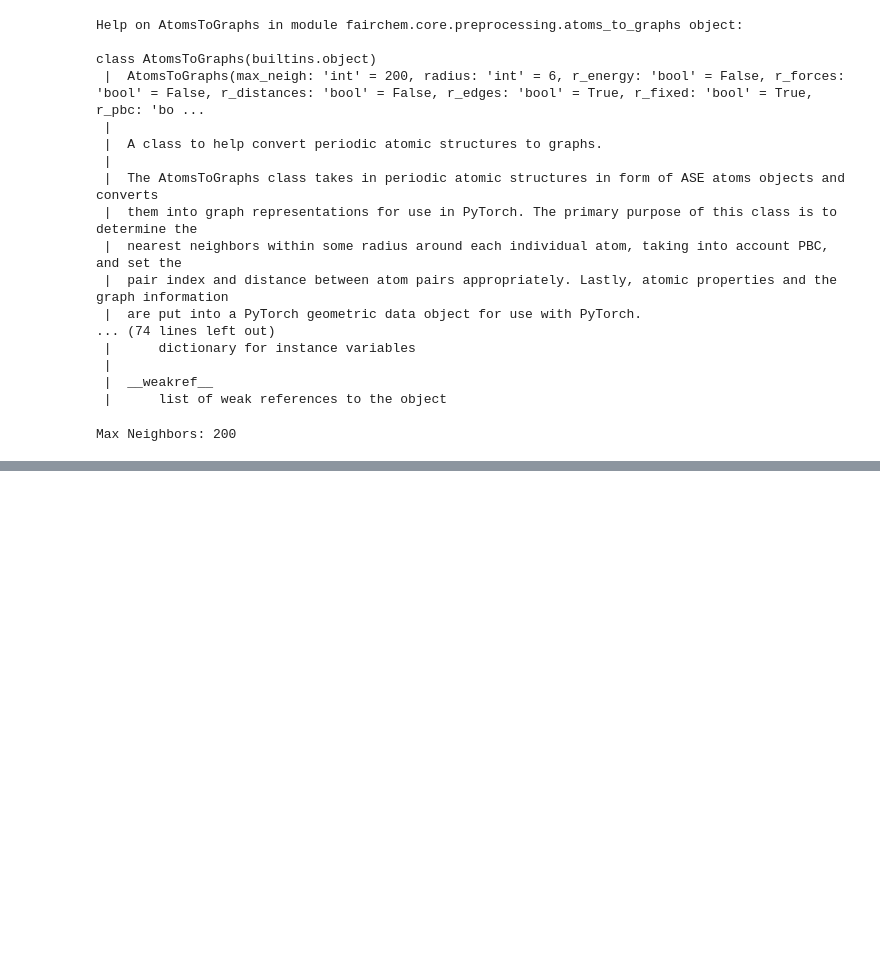
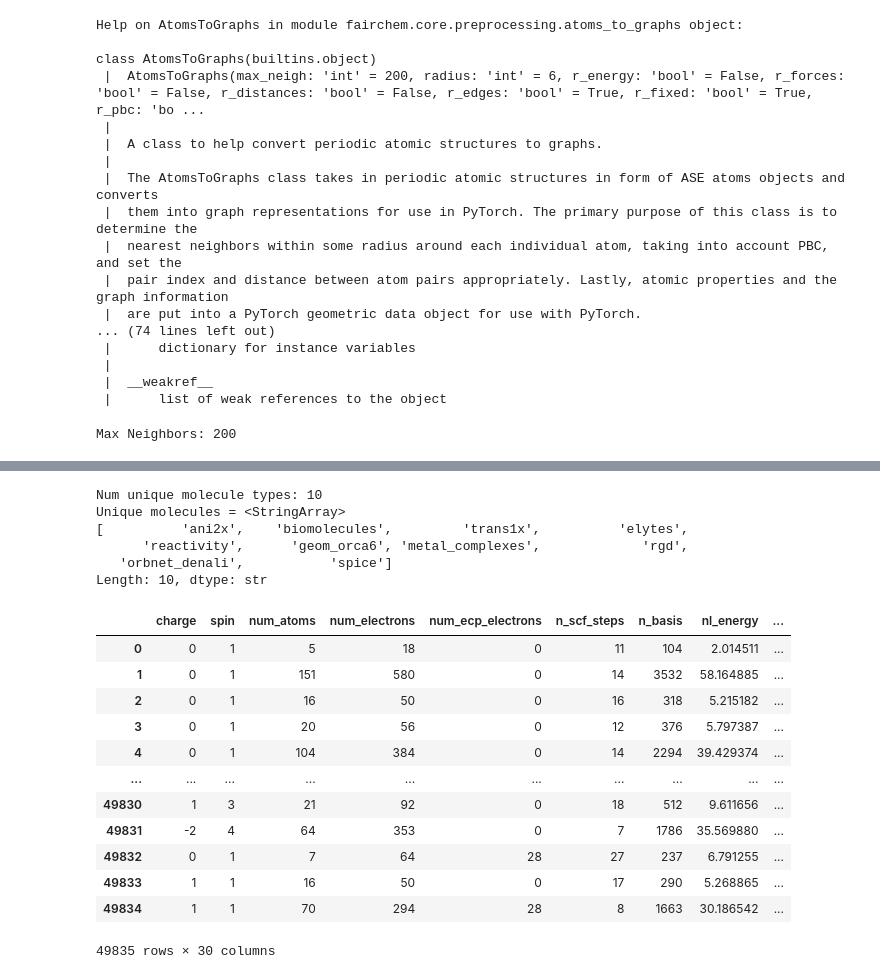
Before and after one commit to yasheshak/Chem-277B-Final-Project, a Jupyter notebook: EDA.ipynb, the cells around one changed output, grey strips where cells are left out. Saved outputs shown, nothing was run; the diff lists cells and outputs as text; code cells hidden in the pictures; blank space fills up the shorter version.

```diff
--- a/EDA.ipynb
+++ b/EDA.ipynb
@@ -16,8 +17,7 @@ W0402 16:14:32.574000 62338 site-packages/torch/distributed/elastic/multiprocess
 The goal of this section is to load the OPoly26 dataset and explore the data available within, including size, features, etc.
 # %%
 # given the local dataset path, loads the first .aselmdb file
-
-dataset_path = "../data/train/data0001.aselmdb"
+dataset_path = "../data/data0001.aselmdb"
 dataset = AseDBDataset({"src": dataset_path})
 # %%
 # perform object introspection: view attributes and methods available for this dataset
@@ -115,0 +155,10 @@ Max Neighbors: 200
+# %%
+file_path = "../data/data0002.aselmdb"
+
+def convert_aselmdb_df(file_path):
+    '''Convers the contents of a single aselmdb file to a pandas df.'''
+
+    # retrieves dataset
+    dataset = AseDBDataset({"src": file_path})
+    rows = list(map(lambda idx: dataset.get_atoms(idx).info, range(len(dataset))))
+    return pd.DataFrame(rows)
@@ -115,0 +232,29 @@ Max Neighbors: 200
+# %%
+# some data fields will need to be encoded (i.e., data_id); let's take a closer look
+
+data_ids = new_df['data_id']
+print(f"Num unique molecule types: {data_ids.nunique()}")
+print(f"Unique molecules = {data_ids.unique()}")
+
+df_encoded = pd.get_dummies(new_df, columns = ['data_id'], dtype=int)
+df_encoded
+# %% [output]
+Num unique molecule types: 10
+Unique molecules = <StringArray>
+[          'ani2x',    'biomolecules',         'trans1x',          'elytes',
+      'reactivity',      'geom_orca6', 'metal_complexes',             'rgd',
+   'orbnet_denali',           'spice']
+Length: 10, dtype: str
+|  | charge | spin | num_atoms | num_electrons | num_ecp_electrons | n_scf_steps | n_basis | nl_energy | ... |
+| 0 | 0 | 1 | 5 | 18 | 0 | 11 | 104 | 2.014511 | ... |
+| 1 | 0 | 1 | 151 | 580 | 0 | 14 | 3532 | 58.164885 | ... |
+| 2 | 0 | 1 | 16 | 50 | 0 | 16 | 318 | 5.215182 | ... |
+| 3 | 0 | 1 | 20 | 56 | 0 | 12 | 376 | 5.797387 | ... |
+| 4 | 0 | 1 | 104 | 384 | 0 | 14 | 2294 | 39.429374 | ... |
+| ... | ... | ... | ... | ... | ... | ... | ... | ... | ... |
+| 49830 | 1 | 3 | 21 | 92 | 0 | 18 | 512 | 9.611656 | ... |
+| 49831 | -2 | 4 | 64 | 353 | 0 | 7 | 1786 | 35.569880 | ... |
+| 49832 | 0 | 1 | 7 | 64 | 28 | 27 | 237 | 6.791255 | ... |
+| 49833 | 1 | 1 | 16 | 50 | 0 | 17 | 290 | 5.268865 | ... |
+| 49834 | 1 | 1 | 70 | 294 | 28 | 8 | 1663 | 30.186542 | ... |
+49835 rows × 30 columns
```
Also changed, not shown: parts of 16 cells of this notebook.
